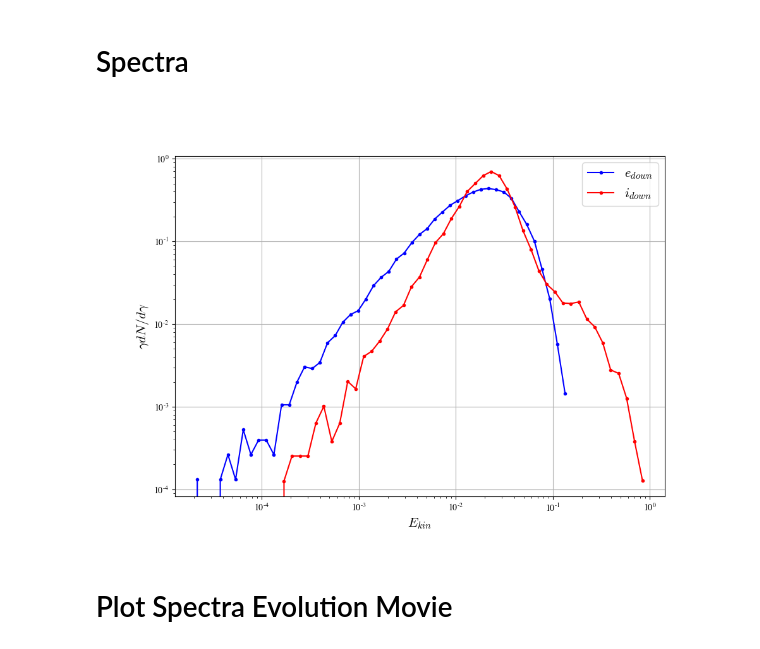
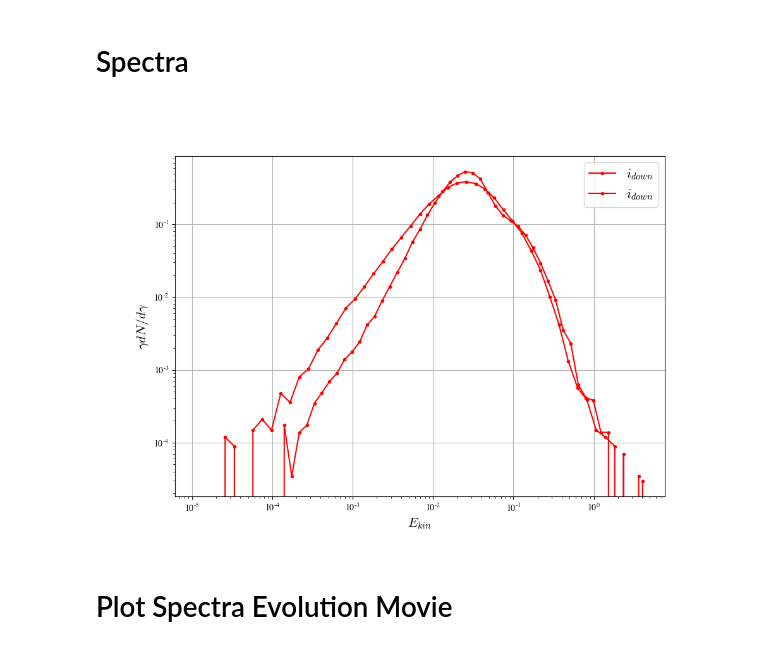
Before and after one commit to xwgong01/entity, a Jupyter notebook: FldMCP/Prtl.ipynb, the cells around one changed output. Cells and saved outputs as stored; diff of their text form; code cells hidden in the pictures.

```diff
--- a/FldMCP/Prtl.ipynb
+++ b/FldMCP/Prtl.ipynb
@@ -351,5 +350,5 @@ plt.plot(bins, u2prof)
 # %%
-x = 1
+x = -2
 file = h5py.File(files[x], 'r')['Step0']
 u11 = np.array(file['pU1_1'])
 u12 = np.array(file['pU1_2'])
@@ -359,5 +358,21 @@ u31 = np.array(file['pU3_1'])
 u32 = np.array(file['pU3_2'])
 x1 = np.array(file['pX1_1'])
 x2 = np.array(file['pX1_2'])
-x2.max()
+# x2 = np.array(file['pX1_2'])
+# idx = np.where((x2 > 1500) & (x2 < 1900))[0]
+bins = np.linspace(1500,1900, 201)
+u1prof = np.zeros_like(bins)
+for i in tqdm.trange(bins.shape[0]-1):
+    idx_in_bin = np.where((x1 > bins[i]) & (x1 < bins[i+1]))[0]
+    u1prof[i] = np.mean(u11[idx_in_bin])
+
+u2prof = np.zeros_like(bins)
+for i in tqdm.trange(bins.shape[0]-1):
+    idx_in_bin = np.where((x2 > bins[i]) & (x2 < bins[i+1]))[0]
+    u2prof[i] = np.mean(u12[idx_in_bin])
+
+plt.figure()
+plt.plot(bins, u1prof)
+plt.plot(bins, u2prof)
+plt.plot(np.linspace(0,3000,1000), getuw(np.linspace(0,3000,1000),x1.max()*0.6,150, 0.1), color = 'orange',lw = 1, label = r'$u_\mathrm{w}$')
 # %% [output]
@@ -430,36 +446,37 @@ def AngDist(x1, x2, spec, file):
 def func(x, ynorm, xnorm,sig):
     return ynorm * np.exp(-((x - xnorm) / sig)**2)
 
 
 
 from scipy.optimize import curve_fit
 
 
 plt.figure(figsize=(10,7))
 
 def integrate(x,y):
     return ((y[1:]+ y[:-1])/2*(x[1:] - x[:-1])).sum()
 
 
 def plotvdis(xlow, xhigh, spec, file, label, color):
     xu,yu = AngDist(xlow, xhigh,spec,file)
     plt.plot(xu,yu*xu, label=label, marker = '.', color = color)
     return integrate(xu,xu*yu) /integrate(xu,yu) #xu[np.where(yu*xu == (yu*xu).max())]
 
-ted = plotvdis(1800,2000,1,file,r'$e_{down}$', 'blue')
-tid = plotvdis(1800,2000,2,file, r'$i_{down}$', 'red')
+# ted = plotvdis(300,500,1,file,r'$e_{down}$', 'blue')
+tid = plotvdis(300,500,2,file, r'$i_{down}$', 'red')
+tid = plotvdis(1500,1700,2,file, r'$i_{down}$', 'red')
 
 plt.legend(fontsize = 15)
 plt.xscale('log')
 plt.yscale('log')
 
 plt.ylabel(r'$\gamma dN/d\gamma$',fontsize = 15)
 plt.xlabel(r'$E_{kin}$',fontsize = 15)
 
 plt.grid()
 # plt.savefig('mbdist_strongscatt.png', dpi=300)
 # %% [output]
-[figure, old version]
+[figure, new version]
 # %% [markdown]
 # Plot Spectra Evolution Movie
 # %%
```
Also changed, not shown: parts of 4 cells of this notebook, 7 other files.
